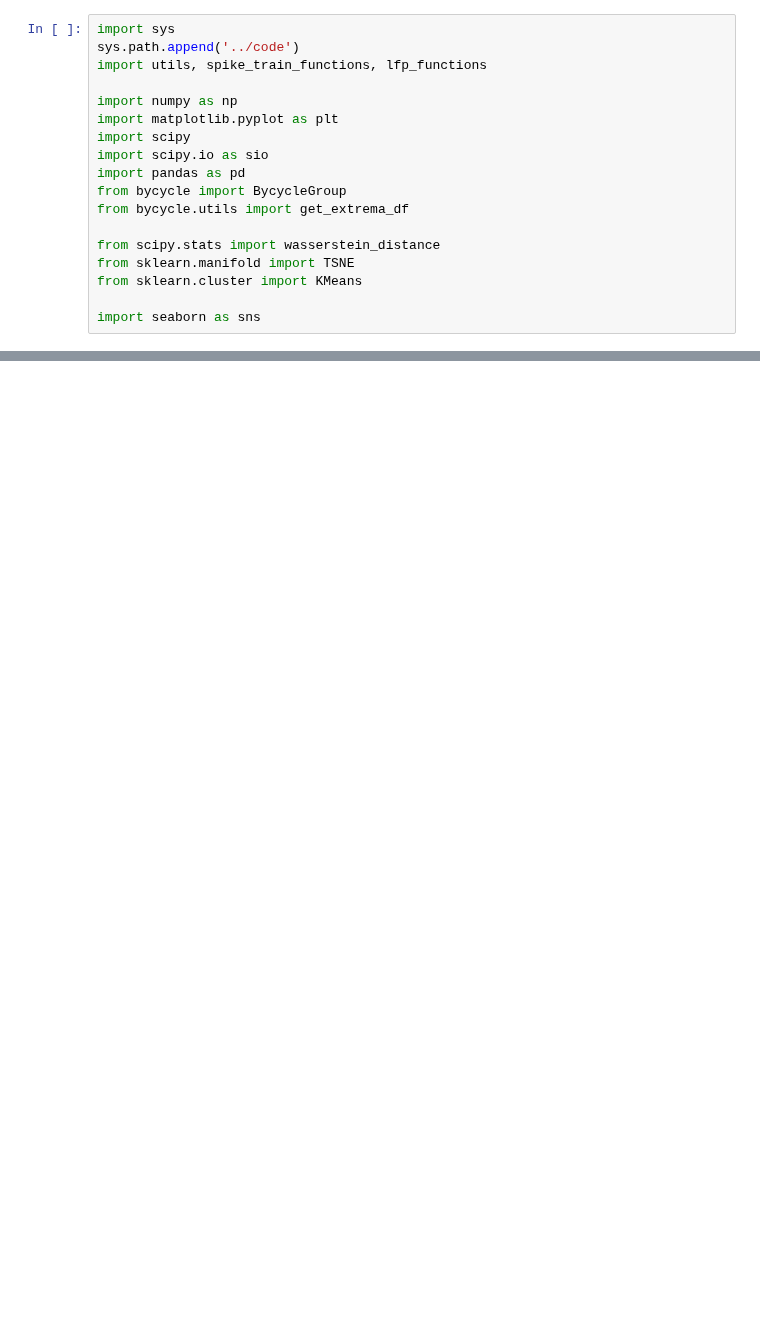
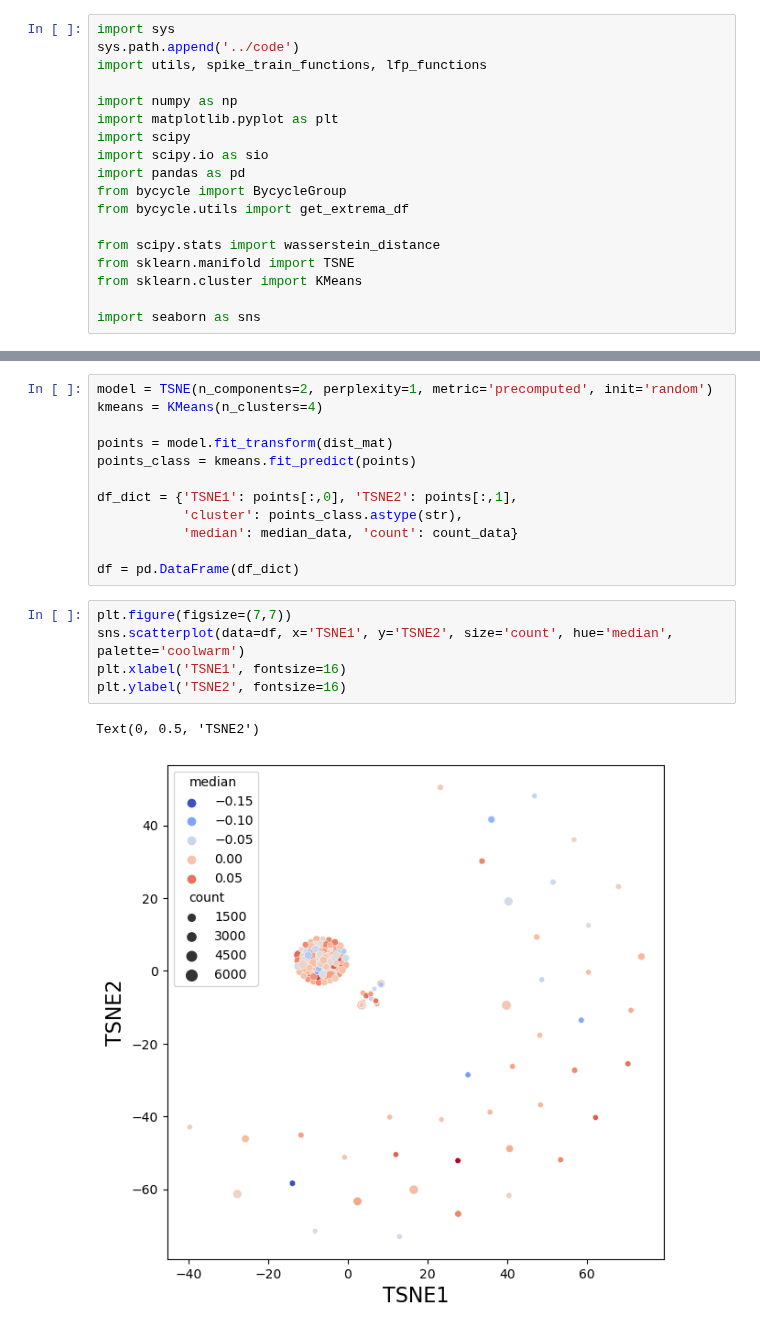
Before and after one commit to ntolley/spike_phase_maps, a Jupyter notebook: notebooks/process_beta_spikes.ipynb, the cells around one changed output, grey strips where cells are left out. Cells and saved outputs as stored; diff of their text form; blank space fills up the shorter version.

Commit message:
Coincident spike clustering

```diff
--- a/notebooks/process_beta_spikes.ipynb
+++ b/notebooks/process_beta_spikes.ipynb
@@ -71,0 +306,20 @@ def process_session(session_name, session_dict):
+# %%
+model = TSNE(n_components=2, perplexity=1, metric='precomputed', init='random')
+kmeans = KMeans(n_clusters=4)
+
+points = model.fit_transform(dist_mat)
+points_class = kmeans.fit_predict(points)
+
+df_dict = {'TSNE1': points[:,0], 'TSNE2': points[:,1],
+           'cluster': points_class.astype(str),
+           'median': median_data, 'count': count_data}
+
+df = pd.DataFrame(df_dict)
+# %%
+plt.figure(figsize=(7,7))
+sns.scatterplot(data=df, x='TSNE1', y='TSNE2', size='count', hue='median', palette='coolwarm')
+plt.xlabel('TSNE1', fontsize=16)
+plt.ylabel('TSNE2', fontsize=16)
+# %% [output]
+Text(0, 0.5, 'TSNE2')
+[figure, added]
```
Also changed, not shown: parts of 9 cells of this notebook.
